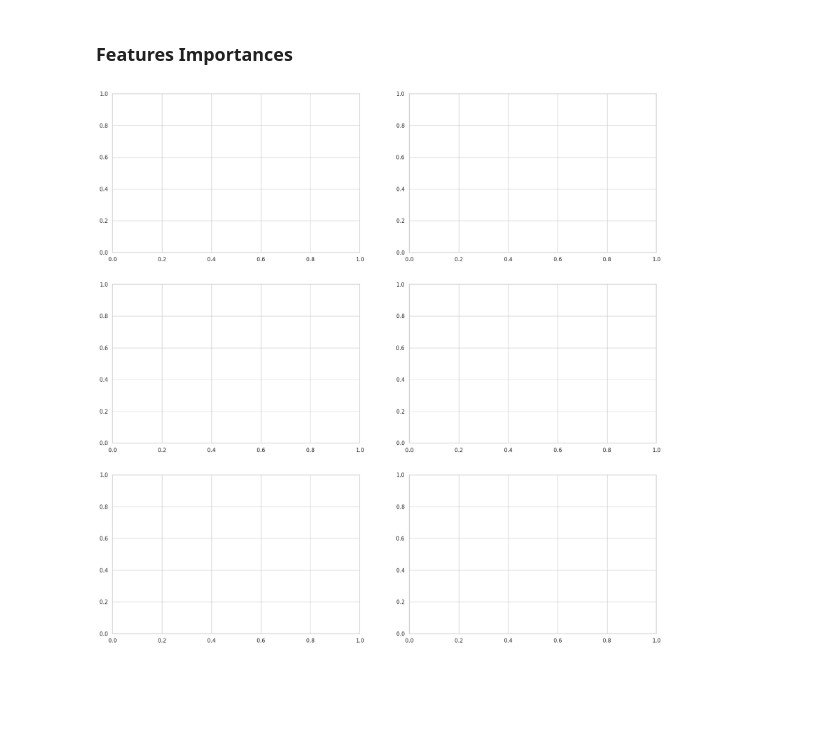
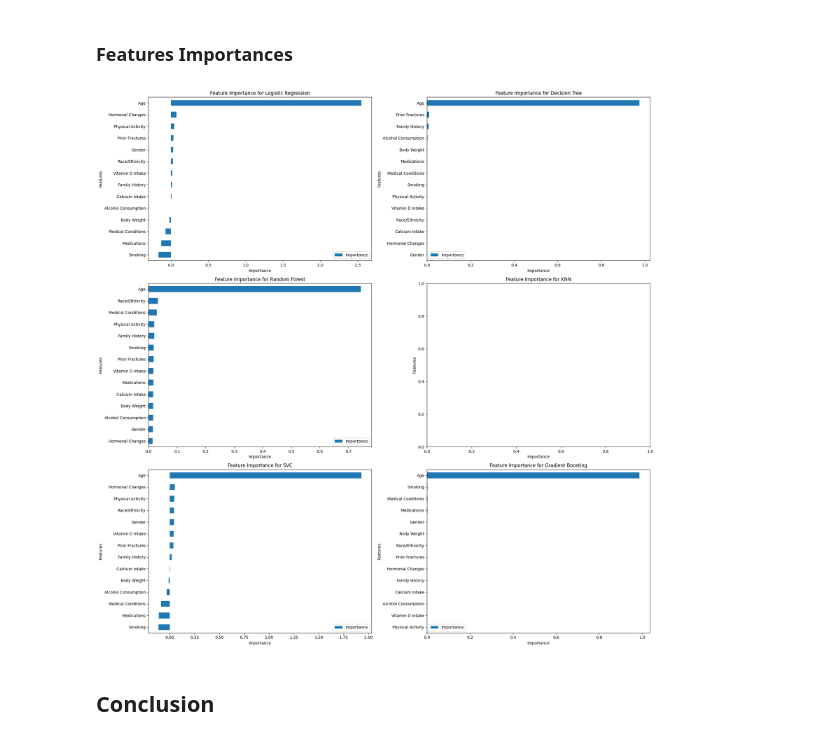
Before and after one commit to 5jpablo/Osteoporosis_Prediction, a Jupyter notebook: Osteoporosis_Risk_Prediction.ipynb, the cells around one changed output. Saved outputs shown, nothing was run; the diff lists cells and outputs as text; code cells hidden in the pictures; blank space fills up the shorter version.

Commit message:
Features and Conclusion

```diff
--- a/Osteoporosis_Risk_Prediction.ipynb
+++ b/Osteoporosis_Risk_Prediction.ipynb
@@ -792,6 +792,2 @@ plt.show()
 # %% [markdown]
 ### Features Importances
-# %%
-fig, ax = plt.subplots(3, 2, figsize=(20, 20))
-# %% [output]
-[figure, removed]
@@ -797,0 +796,66 @@ fig, ax = plt.subplots(3, 2, figsize=(20, 20))
+# %%
+labels = df.drop('Osteoporosis', axis=1).columns
+
+fig, ax = plt.subplots(3, 2, figsize=(20, 20))
+
+# Logistic Regression Features
+coeff = best_lr.coef_[0]
+features = pd.DataFrame({'Features': labels, 'Importance': coeff})
+features.sort_values(by='Importance', ascending=True, inplace=True)
+features.set_index('Features', inplace=True)
+features.plot(kind='barh', ax=ax[0, 0])
+ax[0, 0].set_title('Feature Importance for Logistic Regression')
+ax[0, 0].set_xlabel('Importance')
+ax[0, 0].set_ylabel('Features')
+
+# Decision Tree Features
+importances = best_dt.feature_importances_
+features = pd.DataFrame({'Features': labels, 'Importance': importances})
+features.sort_values(by='Importance', ascending=True, inplace=True)
+features.set_index('Features', inplace=True)
+features.plot(kind='barh', ax=ax[0, 1])
+ax[0, 1].set_title('Feature Importance for Decision Tree')
+ax[0, 1].set_xlabel('Importance')
+ax[0, 1].set_ylabel('Features')
+
+# Random Forest Features
+importances = best_rf.feature_importances_
+features = pd.DataFrame({'Features': labels, 'Importance': importances})
+features.sort_values(by='Importance', ascending=True, inplace=True)
+features.set_index('Features', inplace=True)
+features.plot(kind='barh', ax=ax[1, 0])
+ax[1, 0].set_title('Feature Importance for Random Forest')
+ax[1, 0].set_xlabel('Importance')
+ax[1, 0].set_ylabel('Features')
+
+# KNN Features using permutation importance
+ax[1, 1].set_title('Feature Importance for KNN')
+ax[1, 1].set_xlabel('Importance')
+ax[1, 1].set_ylabel('Features')
+
+# SVC Features
+coeff = best_svc.coef_[0]
+features = pd.DataFrame({'Features': labels, 'Importance': coeff})
+features.sort_values(by='Importance', ascending=True, inplace=True)
+features.set_index('Features', inplace=True)
+features.plot(kind='barh', ax=ax[2, 0])
+ax[2, 0].set_title('Feature Importance for SVC')
+ax[2, 0].set_xlabel('Importance')
+ax[2, 0].set_ylabel('Features')
+
+# Gradient Boosting Features
+importances = best_gb.feature_importances_
+features = pd.DataFrame({'Features': labels, 'Importance': importances})
+features.sort_values(by='Importance', ascending=True, inplace=True)
+features.set_index('Features', inplace=True)
+features.plot(kind='barh', ax=ax[2, 1])
+ax[2, 1].set_title('Feature Importance for Gradient Boosting')
+ax[2, 1].set_xlabel('Importance')
+ax[2, 1].set_ylabel('Features')
+
+plt.tight_layout()
+plt.show()
+# %% [output]
+[figure, added]
+# %% [markdown]
+## Conclusion
```
Also changed, not shown: parts of 41 cells of this notebook.
